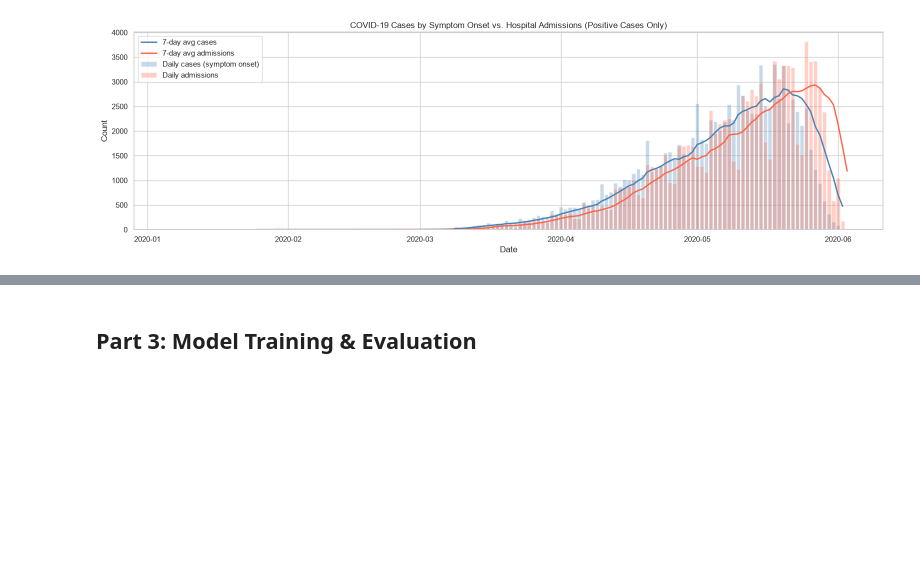
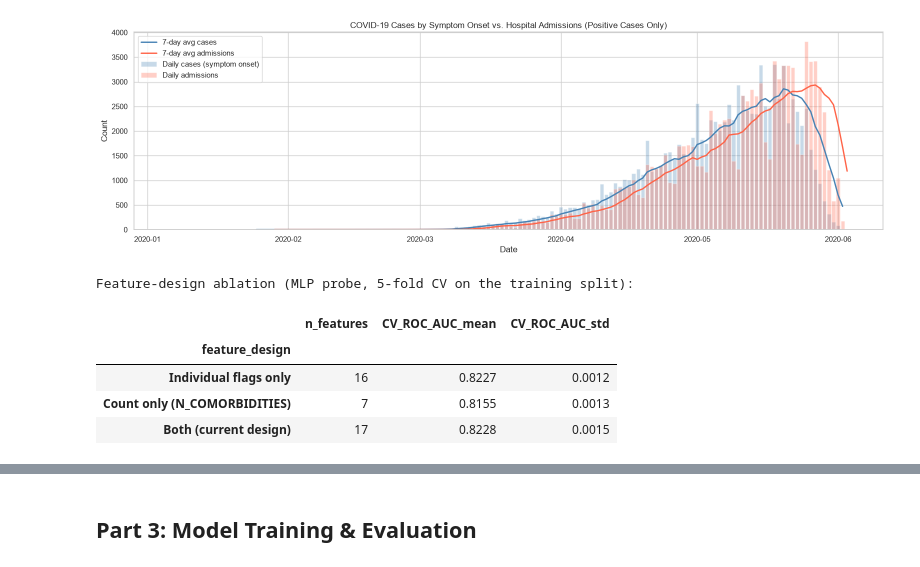
Before and after one commit to dfd0430/ml, a Jupyter notebook: project_notebook_v3.ipynb, the cells around one changed output, grey strips where cells are left out. Saved outputs shown, nothing was run; the diff lists cells and outputs as text; code cells hidden in the pictures; blank space fills up the shorter version.

```diff
--- a/project_notebook_v3.ipynb
+++ b/project_notebook_v3.ipynb
@@ -509,3 +509,45 @@ plt.tight_layout()
 plt.show()
 # %% [output]
 [figure]
+# %%
+# Ablation adding N_Comorbidities to test if its a useful addition to the feature set
+train_idx_abl, _ = train_test_split(
+    training_df.index.to_numpy(), test_size=0.20, stratify=y, random_state=RANDOM_STATE)
+X_tr, y_tr = X.loc[train_idx_abl], y.loc[train_idx_abl]
+
+other_binary = [c for c in binary_features if c not in comorbidity_cols]
+variants = {
+    'Individual flags only': (['age'], comorbidity_cols + other_binary, categorical_features),
+    'Count only (N_COMORBIDITIES)': (['age', 'N_COMORBIDITIES'], other_binary, categorical_features),
+    'Both (current design)': (['age', 'N_COMORBIDITIES'], comorbidity_cols + other_binary, categorical_features),
+}
+
+# One fixed MLP configuration for every variant, so only the feature design changes.
+def make_probe():
+    return MLPClassifier(hidden_layer_sizes=(64,), early_stopping=True,
+                         max_iter=200, random_state=RANDOM_STATE)
+
+cv_abl = StratifiedKFold(n_splits=5, shuffle=True, random_state=RANDOM_STATE)
+rows = []
+for name, (num, binf, catf) in variants.items():
+    prep = ColumnTransformer([
+        ('num', StandardScaler(), num),
+        ('bin', 'passthrough', binf),
+        ('cat', OneHotEncoder(handle_unknown='ignore', sparse_output=False), catf),
+    ])
+    pipe = Pipeline([('prep', prep), ('clf', make_probe())])
+    scores = cross_val_score(pipe, X_tr[num + binf + catf], y_tr,
+                             cv=cv_abl, scoring='roc_auc', n_jobs=-1)
+    rows.append({'feature_design': name, 'n_features': len(num + binf + catf),
+                 'CV_ROC_AUC_mean': scores.mean(), 'CV_ROC_AUC_std': scores.std()})
+
+ablation = pd.DataFrame(rows).set_index('feature_design').round(4)
+print("Feature-design ablation (MLP probe, 5-fold CV on the training split):")
+display(ablation)
+# %% [output]
+Feature-design ablation (MLP probe, 5-fold CV on the training split):
+|  | n_features | CV_ROC_AUC_mean | CV_ROC_AUC_std |
+| feature_design |  |  |  |
+| Individual flags only | 16 | 0.8227 | 0.0012 |
+| Count only (N_COMORBIDITIES) | 7 | 0.8155 | 0.0013 |
+| Both (current design) | 17 | 0.8228 | 0.0015 |
```
Also changed, not shown: parts of 2 cells of this notebook.
